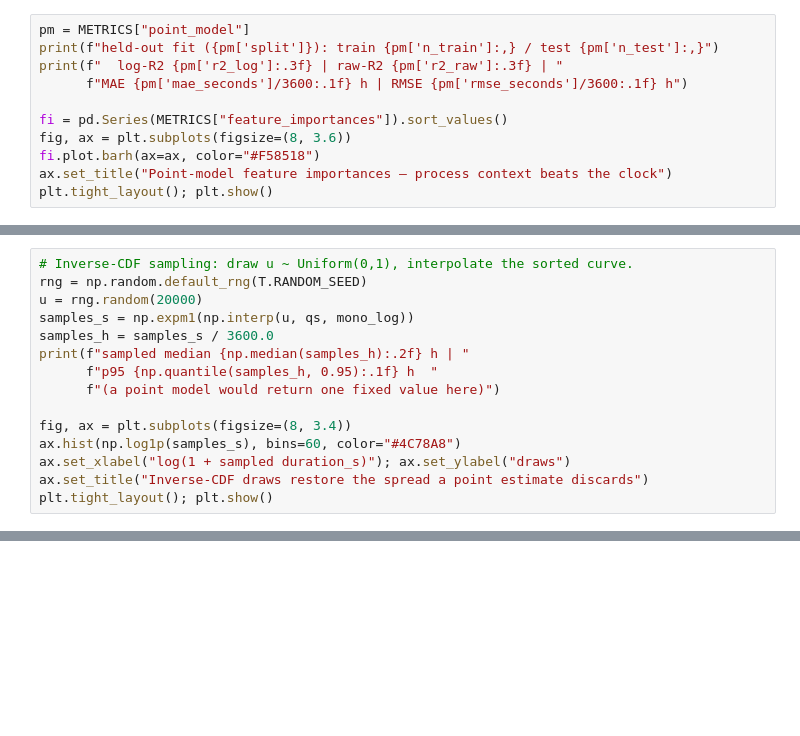
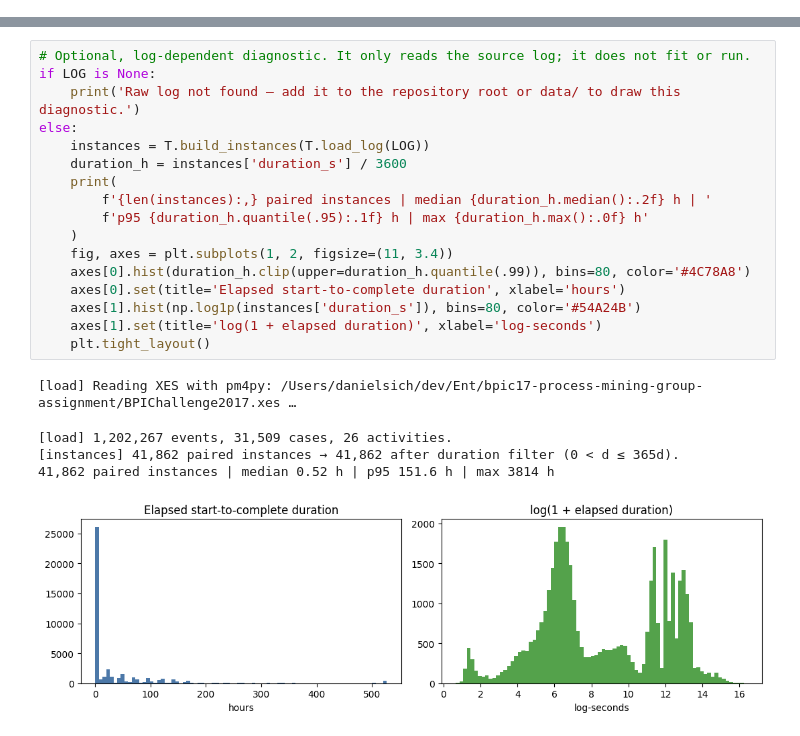
Before and after one commit to ophdn/bpic17-process-mining-group-assignment, a Jupyter notebook: notebooks/03_processing_times.ipynb, the cells around one changed output, grey strips where cells are left out. Saved outputs shown, nothing was run; the diff lists cells and outputs as text; blank space fills up the shorter version.

```diff
--- a/notebooks/03_processing_times.ipynb
+++ b/notebooks/03_processing_times.ipynb
@@ -111,11 +0,0 @@ To make duration depend on *who* runs the activity and *where* the case is, a
-# %%
-pm = METRICS["point_model"]
-print(f"held-out fit ({pm['split']}): train {pm['n_train']:,} / test {pm['n_test']:,}")
-print(f"  log-R2 {pm['r2_log']:.3f} | raw-R2 {pm['r2_raw']:.3f} | "
-      f"MAE {pm['mae_seconds']/3600:.1f} h | RMSE {pm['rmse_seconds']/3600:.1f} h")
-
-fi = pd.Series(METRICS["feature_importances"]).sort_values()
-fig, ax = plt.subplots(figsize=(8, 3.6))
-fi.plot.barh(ax=ax, color="#F58518")
-ax.set_title("Point-model feature importances — process context beats the clock")
-plt.tight_layout(); plt.show()
@@ -189,15 +0,0 @@ raw crossings    : 5 of 18 adjacent quantile steps
-# %%
-# Inverse-CDF sampling: draw u ~ Uniform(0,1), interpolate the sorted curve.
-rng = np.random.default_rng(T.RANDOM_SEED)
-u = rng.random(20000)
-samples_s = np.expm1(np.interp(u, qs, mono_log))
-samples_h = samples_s / 3600.0
-print(f"sampled median {np.median(samples_h):.2f} h | "
-      f"p95 {np.quantile(samples_h, 0.95):.1f} h  "
-      f"(a point model would return one fixed value here)")
-
-fig, ax = plt.subplots(figsize=(8, 3.4))
-ax.hist(np.log1p(samples_s), bins=60, color="#4C78A8")
-ax.set_xlabel("log(1 + sampled duration_s)"); ax.set_ylabel("draws")
-ax.set_title("Inverse-CDF draws restore the spread a point estimate discards")
-plt.tight_layout(); plt.show()
@@ -253,0 +92,23 @@ then `python -m simulation.main --mode {distribution,ml_model,ml_probabilistic}`
+# %%
+# Optional, log-dependent diagnostic. It only reads the source log; it does not fit or run.
+if LOG is None:
+    print('Raw log not found — add it to the repository root or data/ to draw this diagnostic.')
+else:
+    instances = T.build_instances(T.load_log(LOG))
+    duration_h = instances['duration_s'] / 3600
+    print(
+        f'{len(instances):,} paired instances | median {duration_h.median():.2f} h | '
+        f'p95 {duration_h.quantile(.95):.1f} h | max {duration_h.max():.0f} h'
+    )
+    fig, axes = plt.subplots(1, 2, figsize=(11, 3.4))
+    axes[0].hist(duration_h.clip(upper=duration_h.quantile(.99)), bins=80, color='#4C78A8')
+    axes[0].set(title='Elapsed start-to-complete duration', xlabel='hours')
+    axes[1].hist(np.log1p(instances['duration_s']), bins=80, color='#54A24B')
+    axes[1].set(title='log(1 + elapsed duration)', xlabel='log-seconds')
+    plt.tight_layout()
+# %% [output]
+[load] Reading XES with pm4py: /Users/danielsich/dev/Ent/bpic17-process-mining-group-assignment/BPIChallenge2017.xes …
+[load] 1,202,267 events, 31,509 cases, 26 activities.
+[instances] 41,862 paired instances → 41,862 after duration filter (0 < d ≤ 365d).
+41,862 paired instances | median 0.52 h | p95 151.6 h | max 3814 h
+[figure, added]
```
Also changed, not shown: parts of 35 cells of this notebook, 1 other file.
